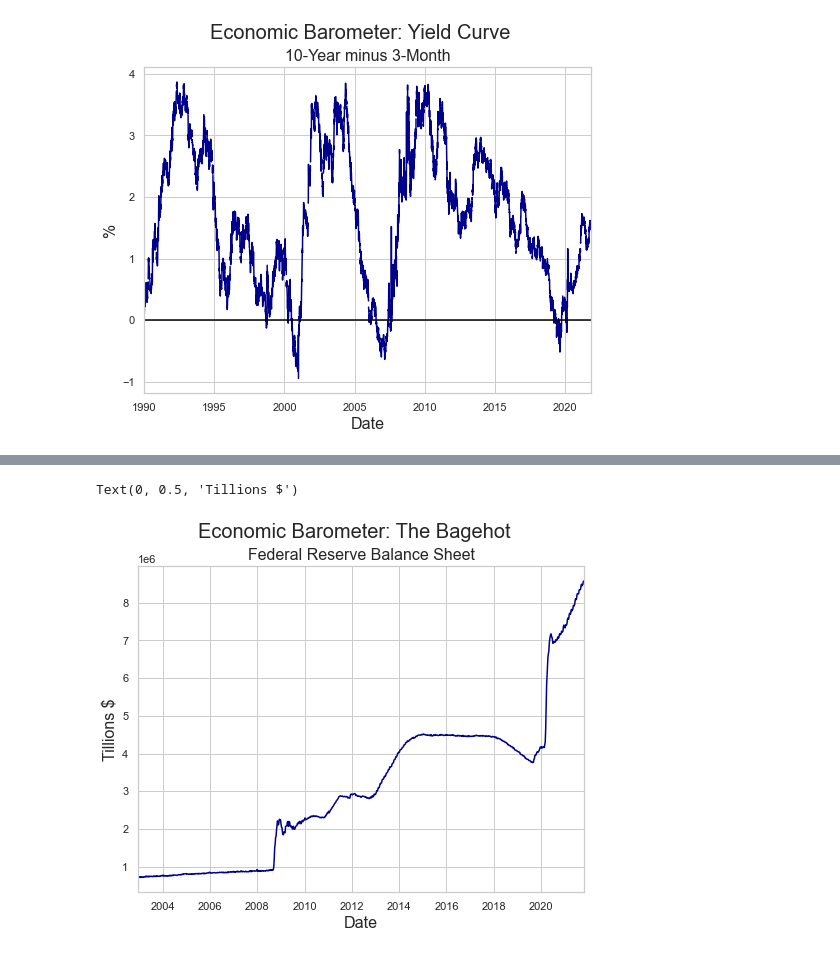
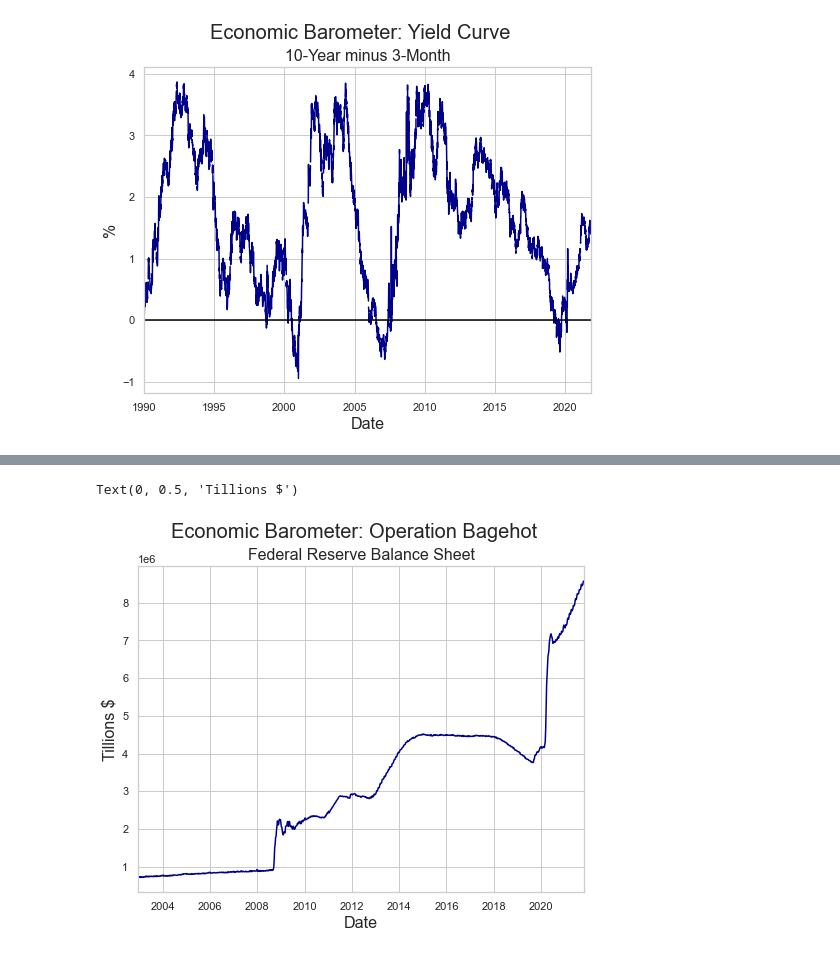
Before and after one commit to thsavage/Public-Presentations, a Jupyter notebook: Reonomy November 10.ipynb, the cells around one changed output, grey strips where cells are left out. Drawn from its saved outputs; the diff is of its cells as text; code cells hidden in the pictures.

```diff
--- a/Reonomy November 10.ipynb
+++ b/Reonomy November 10.ipynb
@@ -48,11 +48,11 @@ plt.axhline(0, color='black')
 # %%
 balance_sheet = fred.get_series("WALCL", observation_start='1990-01-01')
 balance_sheet.plot(color='darkblue', figsize=(8, 6))
-plt.suptitle('Economic Barometer: The Bagehot', fontsize=20)
+plt.suptitle('Economic Barometer: Operation Bagehot', fontsize=20)
 plt.title('Federal Reserve Balance Sheet', fontsize=16)
 plt.xlabel('Date', fontsize=16)
 plt.ylabel('Tillions $', fontsize=16)
 # %% [output]
 Text(0, 0.5, 'Tillions $')
-[figure, old version]
+[figure, new version]
 # %%
```
Also changed, not shown: parts of 8 cells of this notebook, 1 other file.
